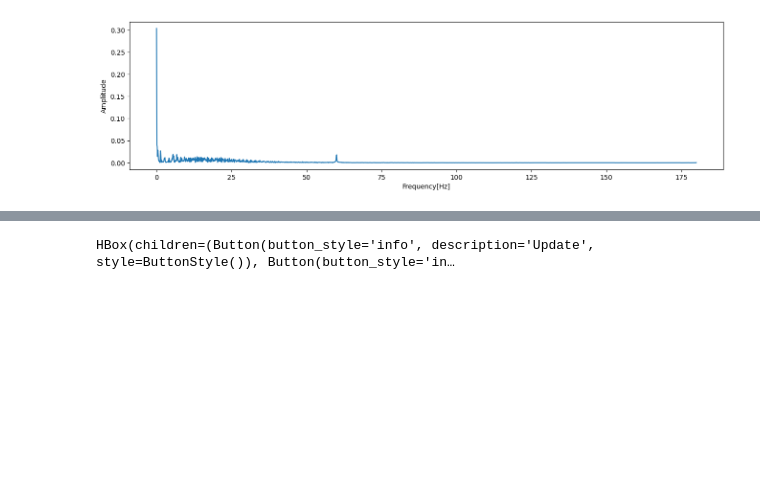
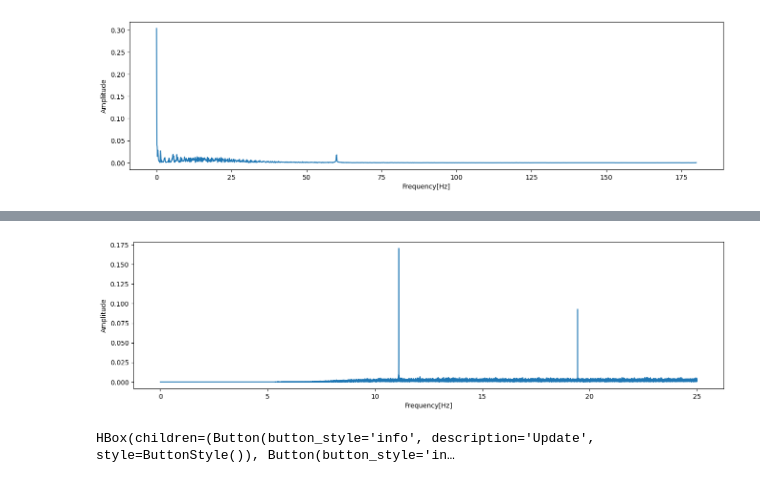
Before and after one commit to DamianRyczko/CPSiO, a Jupyter notebook: EKG/ekg.ipynb, the cells around one changed output, grey strips where cells are left out. Cells and saved outputs as stored; diff of their text form; code cells hidden in the pictures; blank space fills up the shorter version.

```diff
--- a/EKG/ekg.ipynb
+++ b/EKG/ekg.ipynb
@@ -515,0 +558,5 @@ def create_filtered_signal_widget(original_signal: np.ndarray, filtered_signal:
+# %%
+difference_signal = noisy_signal - filtered_signal
+calculate_and_plot_spectrum(difference_signal, freq=freq)
+# %% [output]
+[figure, added]
```
Also changed, not shown: parts of 18 cells of this notebook.
